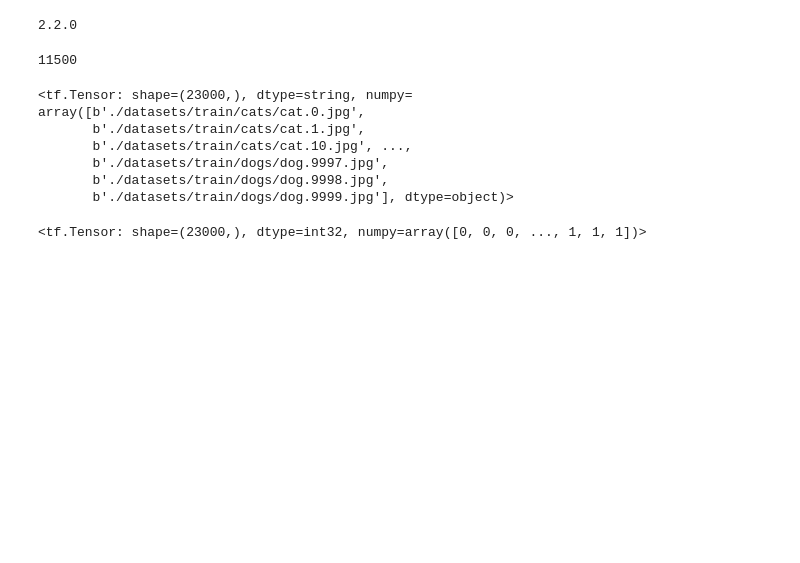
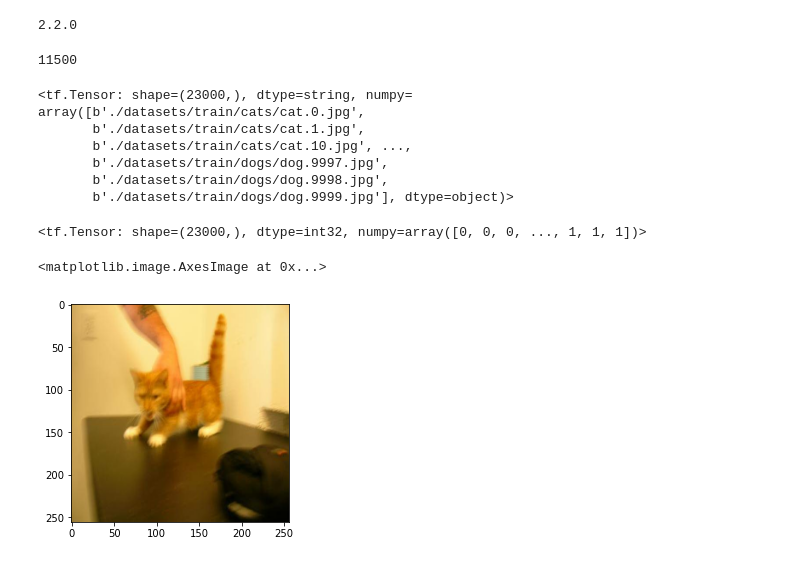
Before and after one commit to mangxiao2018/TensorFlow2.0.x-Notes, a Jupyter notebook: 12-Dataset案例/案例_cats_vs_dogs_dataset.ipynb, the cells around one changed output. Cells and saved outputs as stored; diff of their text form; code cells hidden in the pictures; blank space fills up the shorter version.

```diff
--- a/12-Dataset案例/案例_cats_vs_dogs_dataset.ipynb
+++ b/12-Dataset案例/案例_cats_vs_dogs_dataset.ipynb
@@ -39,3 +39,11 @@ array([b'./datasets/train/cats/cat.0.jpg',
 train_labels
 # %% [output]
 <tf.Tensor: shape=(23000,), dtype=int32, numpy=array([0, 0, 0, ..., 1, 1, 1])>
+# %%
+def _decode_and_resize(filename,label):
+    image_string = tf.io.read_file(filename)
+    image_decoded = tf.image.decode_jpeg(image_string)
+    image_resized = tf.image.resize(image_decoded,[256,256]) / 255.0
+    return image_resized,label
+# %%
+img,label = _decode_and_resize(tf.constant('./datasets/train/cats/cat.0.jpg'),tf.constant(0))
@@ -41,0 +52,5 @@ train_labels
+# %%
+plt.imshow(img.numpy())
+# %% [output]
+<matplotlib.image.AxesImage at 0x...>
+[figure, added]
```
Also changed, not shown: parts of 1 cell of this notebook.
